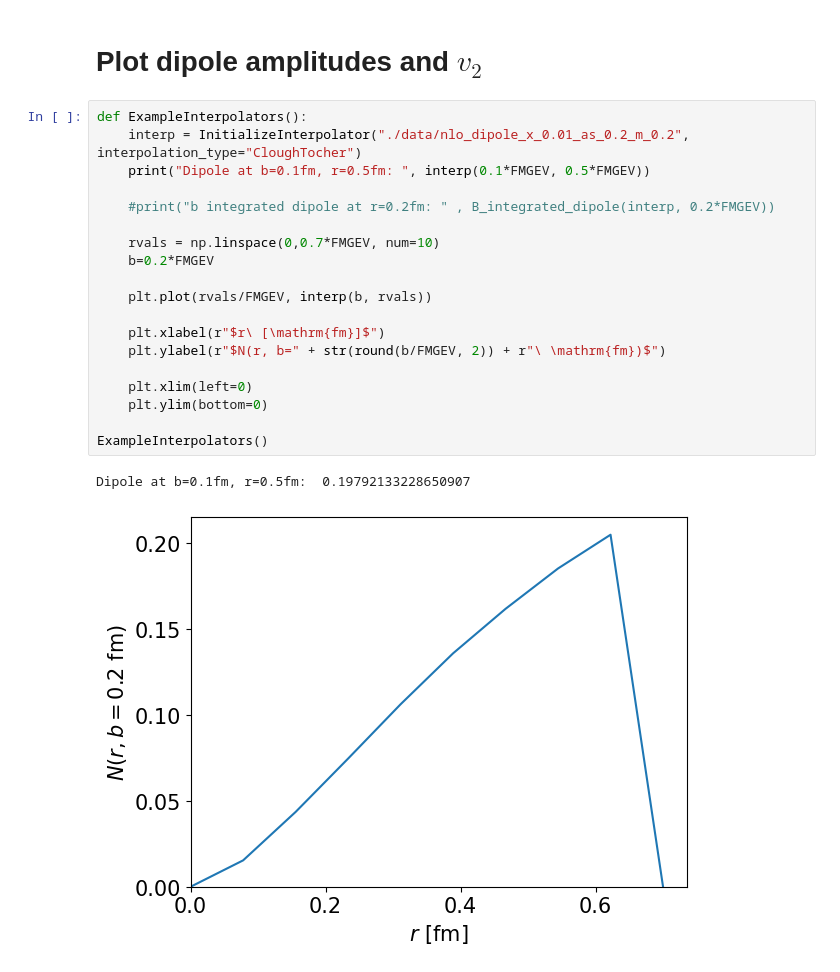
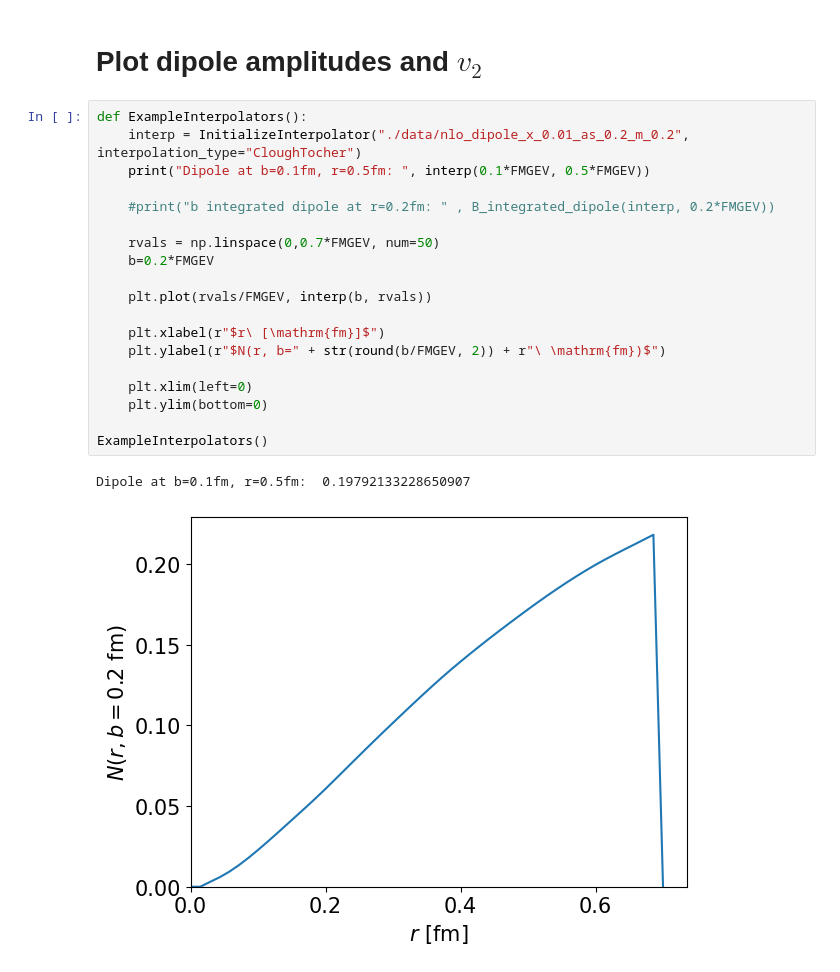
Before and after one commit to hejajama/lcpt-dipole, a Jupyter notebook: dipole_amplitude.ipynb, the cells around one changed output. Saved outputs shown, nothing was run; the diff lists cells and outputs as text.

```diff
--- a/dipole_amplitude.ipynb
+++ b/dipole_amplitude.ipynb
@@ -56,25 +56,25 @@ def B_integrated_dipole(interpolator, r):
 # %%
 def ExampleInterpolators():
     interp = InitializeInterpolator("./data/nlo_dipole_x_0.01_as_0.2_m_0.2", interpolation_type="CloughTocher")
     print("Dipole at b=0.1fm, r=0.5fm: ", interp(0.1*FMGEV, 0.5*FMGEV))
 
     #print("b integrated dipole at r=0.2fm: " , B_integrated_dipole(interp, 0.2*FMGEV))
 
-    rvals = np.linspace(0,0.7*FMGEV, num=10)
+    rvals = np.linspace(0,0.7*FMGEV, num=50)
     b=0.2*FMGEV
 
     plt.plot(rvals/FMGEV, interp(b, rvals))
 
     plt.xlabel(r"$r\ [\mathrm{fm}]$")
     plt.ylabel(r"$N(r, b=" + str(round(b/FMGEV, 2)) + r"\ \mathrm{fm})$")
 
     plt.xlim(left=0)
     plt.ylim(bottom=0)
 
 ExampleInterpolators()
 # %% [output]
 Dipole at b=0.1fm, r=0.5fm:  0.19792133228650907
-[figure, old version]
+[figure, new version]
 # %%
 def V2Rdep():
     interp = InitializeInterpolator("./data/nlo_v2_x_0.01_as_0.2_m_0.2", interpolation_type="CloughTocher")
```
Also changed, not shown: parts of 1 cell of this notebook, 3 other files.
